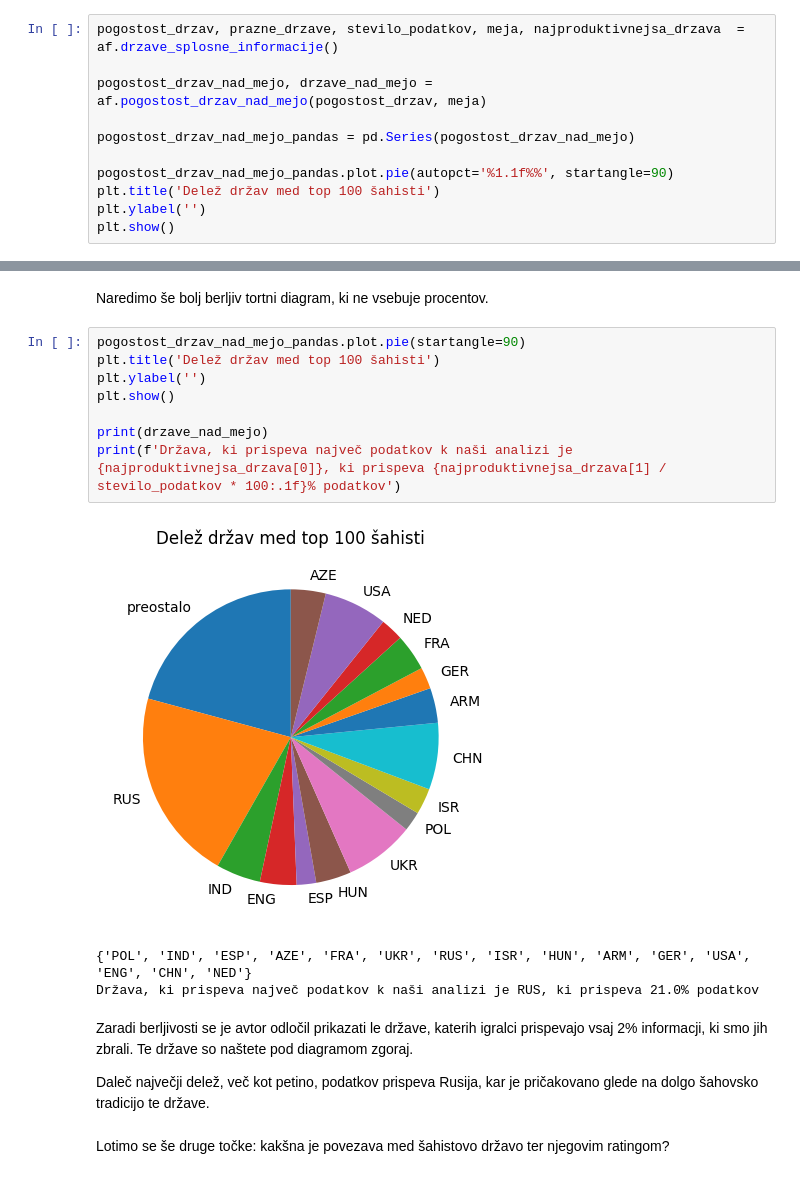
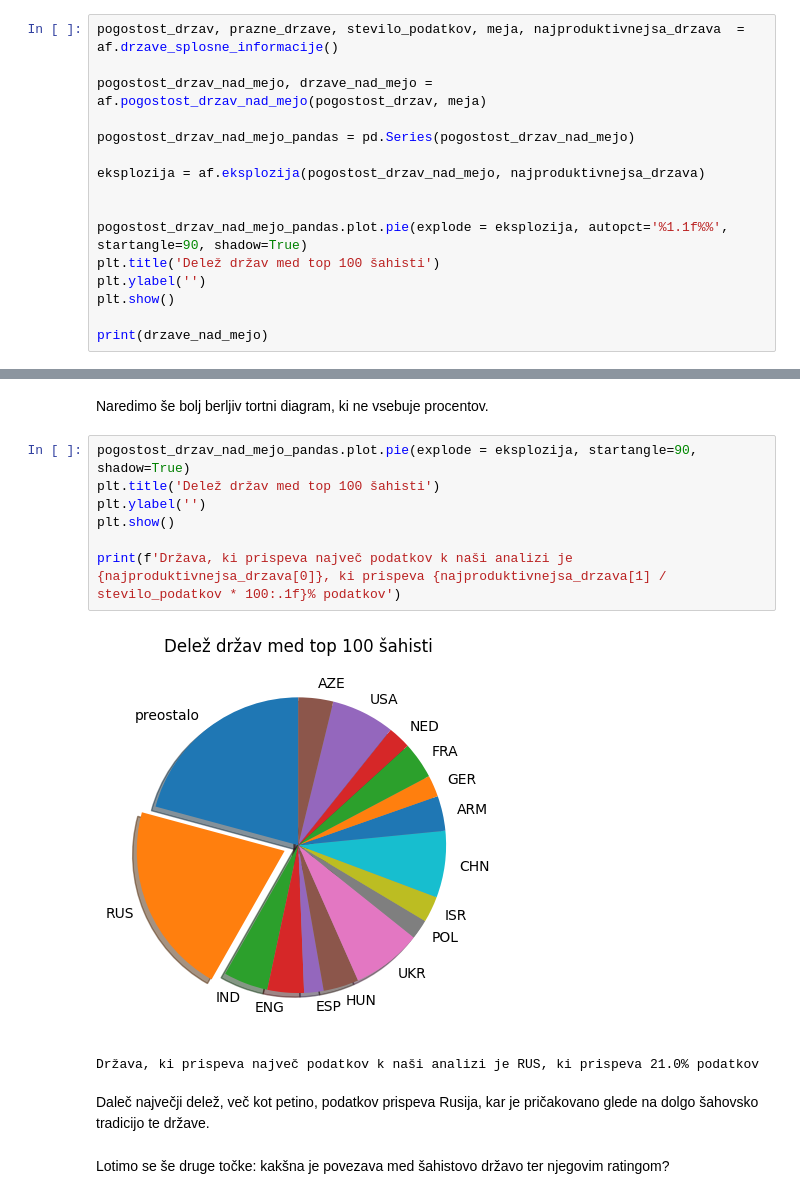
Before and after one commit to HugoTrebse/UVP-projektna-naloga, a Jupyter notebook: analiza_podatkov.ipynb, the cells around one changed output, grey strips where cells are left out. Saved outputs shown, nothing was run; the diff lists cells and outputs as text.

```diff
--- a/analiza_podatkov.ipynb
+++ b/analiza_podatkov.ipynb
@@ -261,8 +281,13 @@ pogostost_drzav_nad_mejo, drzave_nad_mejo = af.pogostost_drzav_nad_mejo(pogostos
 
 pogostost_drzav_nad_mejo_pandas = pd.Series(pogostost_drzav_nad_mejo)
 
-pogostost_drzav_nad_mejo_pandas.plot.pie(autopct='%1.1f%%', startangle=90)
+eksplozija = af.eksplozija(pogostost_drzav_nad_mejo, najproduktivnejsa_drzava)
+
+
+pogostost_drzav_nad_mejo_pandas.plot.pie(explode = eksplozija, autopct='%1.1f%%', startangle=90, shadow=True)
 plt.title('Delež držav med top 100 šahisti')
 plt.ylabel('')
 plt.show()
+
+print(drzave_nad_mejo)
 # %% [output]
@@ -270,20 +296,16 @@ plt.show()
 # %% [markdown]
 Naredimo še bolj berljiv tortni diagram, ki ne vsebuje procentov.
 # %%
-pogostost_drzav_nad_mejo_pandas.plot.pie(startangle=90)
+pogostost_drzav_nad_mejo_pandas.plot.pie(explode = eksplozija, startangle=90, shadow=True)
 plt.title('Delež držav med top 100 šahisti')
 plt.ylabel('')
 plt.show()
 
-print(drzave_nad_mejo)
 print(f'Država, ki prispeva največ podatkov k naši analizi je {najproduktivnejsa_drzava[0]}, ki prispeva {najproduktivnejsa_drzava[1] / stevilo_podatkov * 100:.1f}% podatkov')
 # %% [output]
-[figure, old version]
+[figure, new version]
-{'POL', 'IND', 'ESP', 'AZE', 'FRA', 'UKR', 'RUS', 'ISR', 'HUN', 'ARM', 'GER', 'USA', 'ENG', 'CHN', 'NED'}
 Država, ki prispeva največ podatkov k naši analizi je RUS, ki prispeva 21.0% podatkov
 # %% [markdown]
-Zaradi berljivosti se je avtor odločil prikazati le države, katerih igralci prispevajo vsaj 2% informacji, ki smo jih zbrali. Te države so naštete pod diagramom zgoraj.
-
 Daleč največji delež, več kot petino, podatkov prispeva Rusija, kar je pričakovano glede na dolgo šahovsko tradicijo te države.
 # %% [markdown]
 Lotimo se še druge točke: kakšna je povezava med šahistovo državo ter njegovim ratingom?
```
Also changed, not shown: parts of 10 cells of this notebook, 1 other file.
